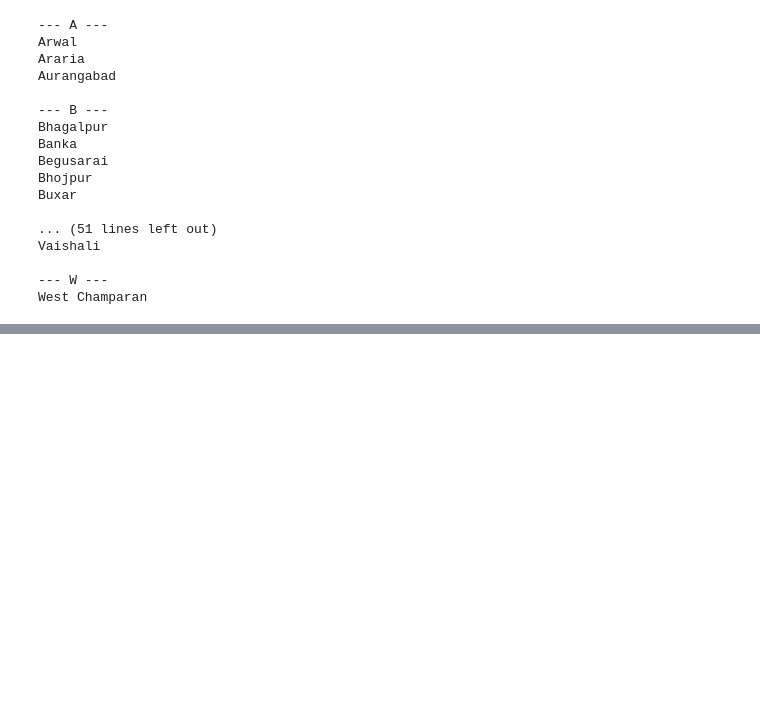
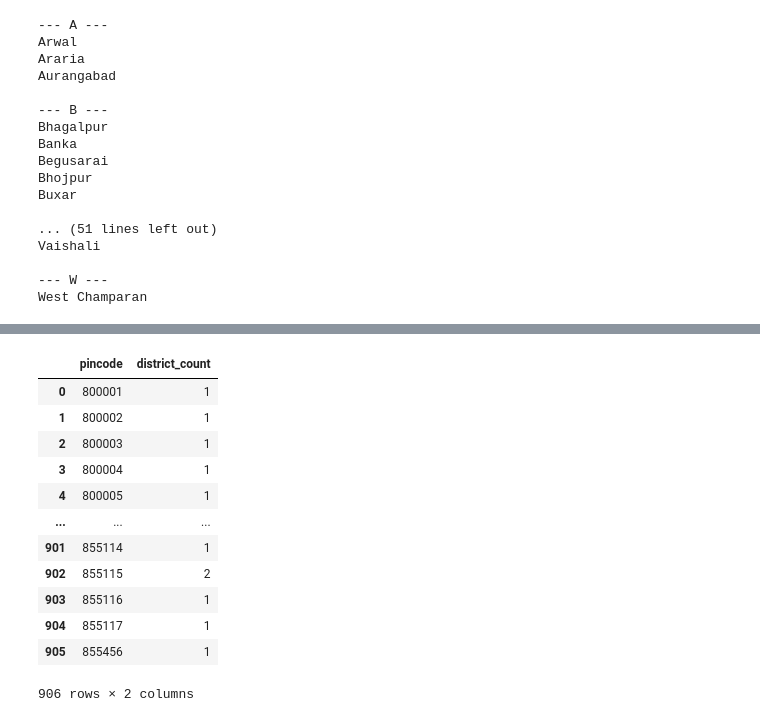
Before and after one commit to ytsubhadip/UIDAI_5916, a Jupyter notebook: Enrolment_data_nootbook.ipynb, the cells around one changed output, grey strips where cells are left out. Cells and saved outputs as stored; diff of their text form; code cells hidden in the pictures; blank space fills up the shorter version.

```diff
--- a/Enrolment_data_nootbook.ipynb
+++ b/Enrolment_data_nootbook.ipynb
@@ -560,0 +618,16 @@ West Champaran
+# %%
+district_pincode_count
+# %% [output]
+|  | pincode | district_count |
+| 0 | 800001 | 1 |
+| 1 | 800002 | 1 |
+| 2 | 800003 | 1 |
+| 3 | 800004 | 1 |
+| 4 | 800005 | 1 |
+| ... | ... | ... |
+| 901 | 855114 | 1 |
+| 902 | 855115 | 2 |
+| 903 | 855116 | 1 |
+| 904 | 855117 | 1 |
+| 905 | 855456 | 1 |
+906 rows × 2 columns
```
Also changed, not shown: parts of 14 cells of this notebook.
